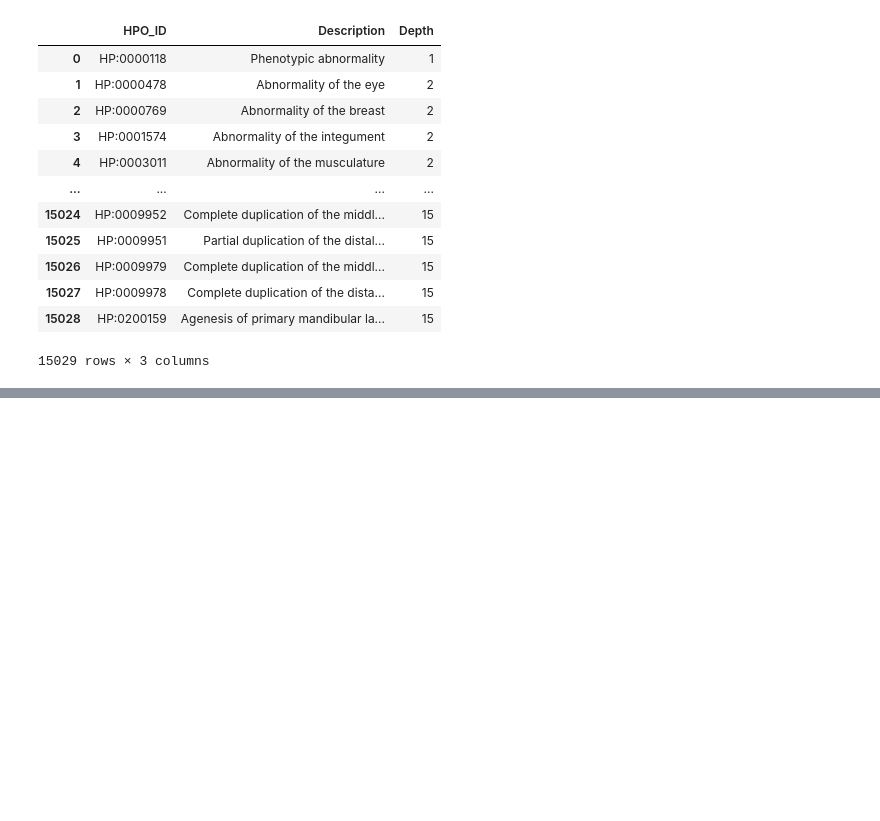
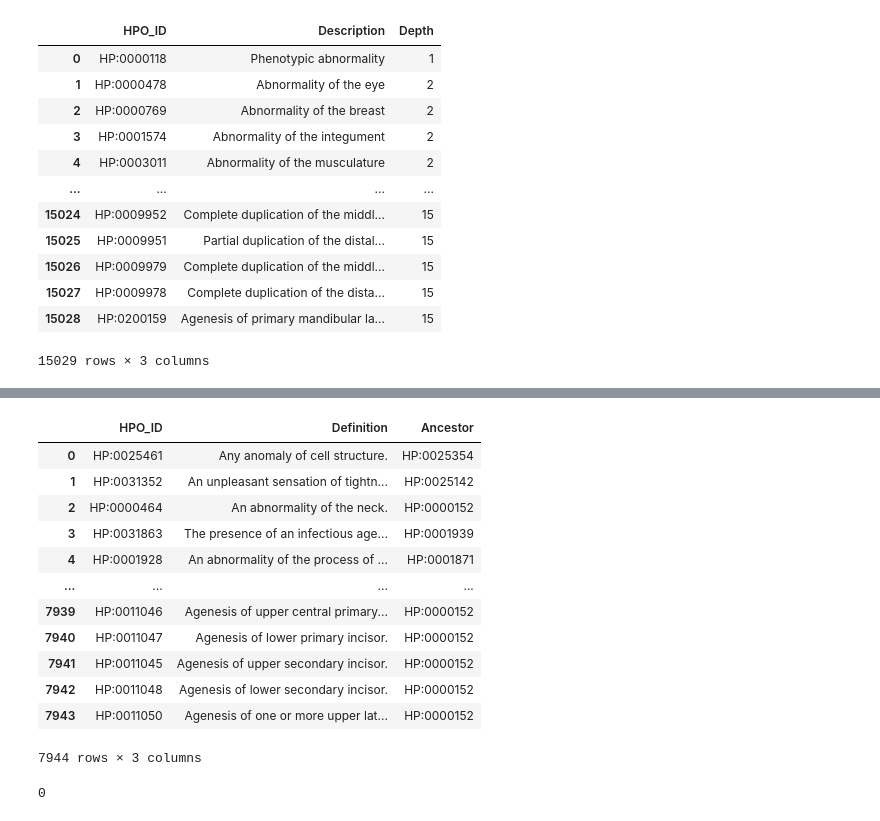
Before and after one commit to duttaprat/PhenoBERT_analysis, a Jupyter notebook: Phenotypic_abnormality.ipynb, the cells around one changed output, grey strips where cells are left out. Drawn from its saved outputs; the diff is of its cells as text; code cells hidden in the pictures; blank space fills up the shorter version.

```diff
--- a/Phenotypic_abnormality.ipynb
+++ b/Phenotypic_abnormality.ipynb
@@ -95,0 +96,3 @@ df_new1
+# %%
+Immediate_descendants_list = graph_load.get_immediate_descendants('HP:0000118')
+Immediate_descendants_list
@@ -95,0 +117,16 @@ df_new1
+# %%
+result = pd.DataFrame(columns=['HPO_ID','Definition','Ancestor'])
+i=0
+for index, row in phenotype_data.iloc[29:].iterrows():
+    ancestors_list = graph_load.get_ancestors(row['HPO_ID'])
+    common_ancestors = ancestors_list.intersection(Immediate_descendants_list)
+    if len(common_ancestors) ==1:
+        print(row['HPO_ID'], ancestors_list, common_ancestors)
+        try:
+            result.loc[i, ['Definition']] = graph_load.nodes[row['HPO_ID']]['def']
+            str_ancestors = " ".join(common_ancestors)
+            result.loc[i, ['Ancestor']] = str_ancestors
+            result.loc[i, ['HPO_ID']] = row['HPO_ID']
+            i = i+1
+        except KeyError:
+            pass
@@ -95,0 +151,16 @@ df_new1
+# %%
+result
+# %% [output]
+|  | HPO_ID | Definition | Ancestor |
+| 0 | HP:0025461 | Any anomaly of cell structure. | HP:0025354 |
+| 1 | HP:0031352 | An unpleasant sensation of tightn... | HP:0025142 |
+| 2 | HP:0000464 | An abnormality of the neck. | HP:0000152 |
+| 3 | HP:0031863 | The presence of an infectious age... | HP:0001939 |
+| 4 | HP:0001928 | An abnormality of the process of ... | HP:0001871 |
+| ... | ... | ... | ... |
+| 7939 | HP:0011046 | Agenesis of upper central primary... | HP:0000152 |
+| 7940 | HP:0011047 | Agenesis of lower primary incisor. | HP:0000152 |
+| 7941 | HP:0011045 | Agenesis of upper secondary incisor. | HP:0000152 |
+| 7942 | HP:0011048 | Agenesis of lower secondary incisor. | HP:0000152 |
+| 7943 | HP:0011050 | Agenesis of one or more upper lat... | HP:0000152 |
+7944 rows × 3 columns
@@ -95,0 +169,5 @@ df_new1
+# %%
+temp = int(result[result['HPO_ID']=='HP:0025461'].index.values)
+print (temp)
+# %% [output]
+0
```
Also changed, not shown: parts of 6 cells of this notebook, 4 other files.
